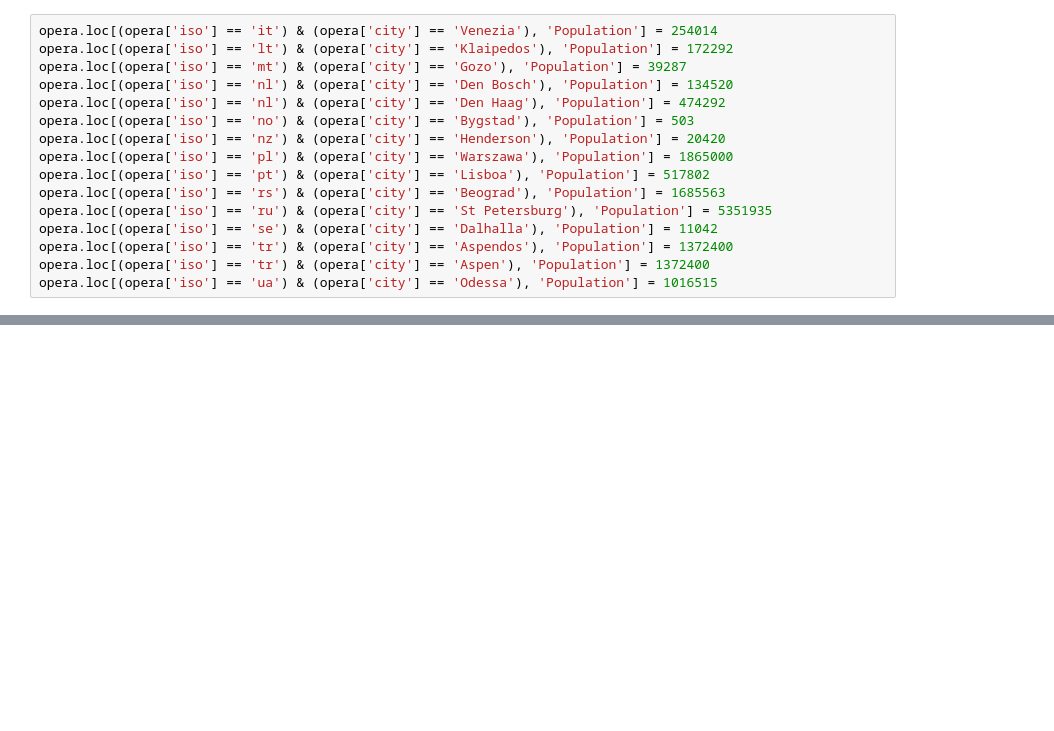
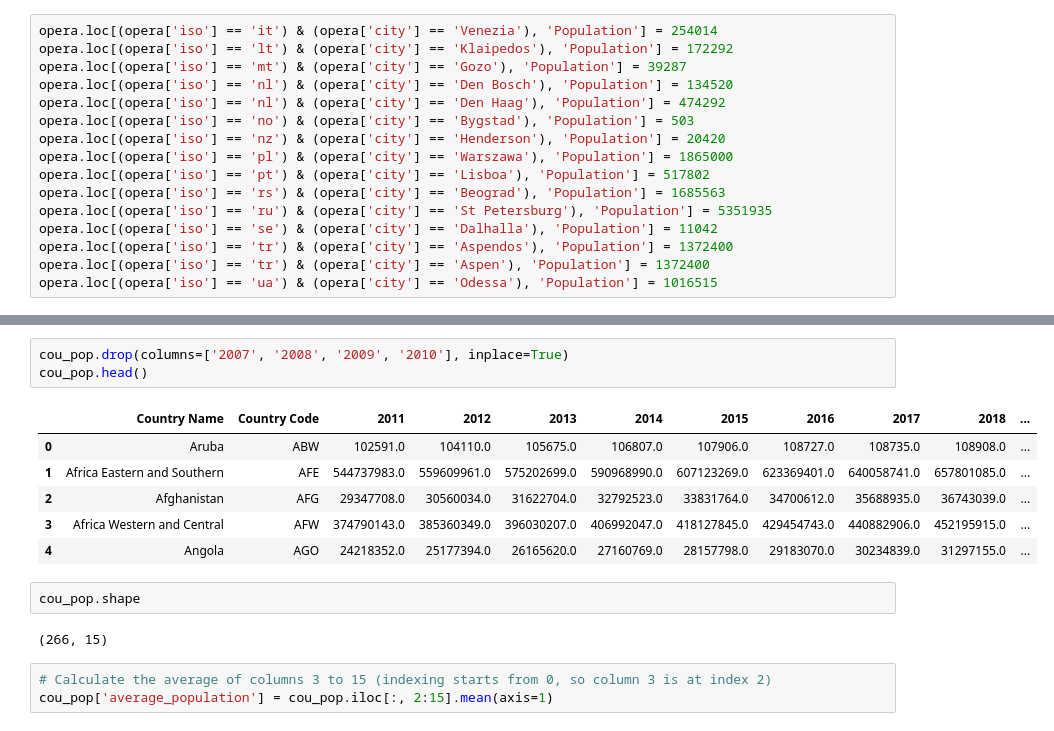
Before and after one commit to AngeliqueAlex/New_Opera_Company_Capstone, a Jupyter notebook: 02_Data_Wrangling_New_Opera_Business.ipynb, the cells around one changed output, grey strips where cells are left out. Cells and saved outputs as stored; diff of their text form; blank space fills up the shorter version.

```diff
--- a/02_Data_Wrangling_New_Opera_Business.ipynb
+++ b/02_Data_Wrangling_New_Opera_Business.ipynb
@@ -673,0 +921,17 @@ popnew.loc[popnew['iso'] == 'gb', 'iso'] = 'uk'
+# %%
+cou_pop.drop(columns=['2007', '2008', '2009', '2010'], inplace=True)
+cou_pop.head()
+# %% [output]
+|  | Country Name | Country Code | 2011 | 2012 | 2013 | 2014 | 2015 | 2016 | 2017 | 2018 | ... |
+| 0 | Aruba | ABW | 102591.0 | 104110.0 | 105675.0 | 106807.0 | 107906.0 | 108727.0 | 108735.0 | 108908.0 | ... |
+| 1 | Africa Eastern and Southern | AFE | 544737983.0 | 559609961.0 | 575202699.0 | 590968990.0 | 607123269.0 | 623369401.0 | 640058741.0 | 657801085.0 | ... |
+| 2 | Afghanistan | AFG | 29347708.0 | 30560034.0 | 31622704.0 | 32792523.0 | 33831764.0 | 34700612.0 | 35688935.0 | 36743039.0 | ... |
+| 3 | Africa Western and Central | AFW | 374790143.0 | 385360349.0 | 396030207.0 | 406992047.0 | 418127845.0 | 429454743.0 | 440882906.0 | 452195915.0 | ... |
+| 4 | Angola | AGO | 24218352.0 | 25177394.0 | 26165620.0 | 27160769.0 | 28157798.0 | 29183070.0 | 30234839.0 | 31297155.0 | ... |
+# %%
+cou_pop.shape
+# %% [output]
+(266, 15)
+# %%
+# Calculate the average of columns 3 to 15 (indexing starts from 0, so column 3 is at index 2)
+cou_pop['average_population'] = cou_pop.iloc[:, 2:15].mean(axis=1)
```
Also changed, not shown: parts of 29 cells of this notebook, 3 other files.
